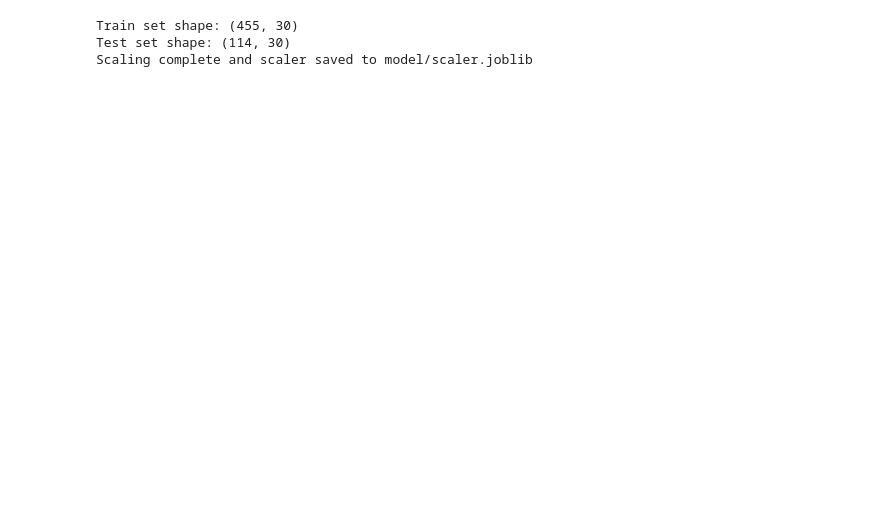
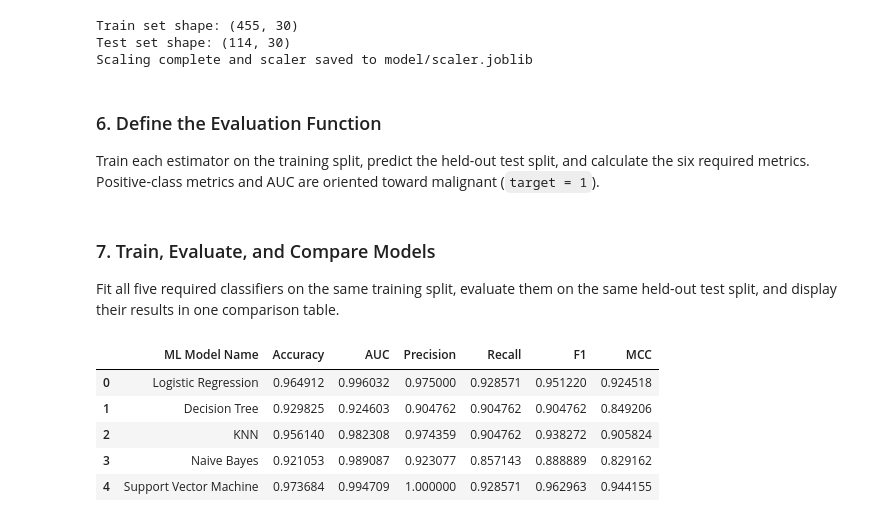
Before and after one commit to vsekar234/breast-cancer-model-comparison, a Jupyter notebook: breast_cancer_models_evaluation.ipynb, the cells around one changed output. Drawn from its saved outputs; the diff is of its cells as text; code cells hidden in the pictures; blank space fills up the shorter version.

Commit message:
add notebook section guides and clarifying comments and classification comparison table

```diff
--- a/breast_cancer_models_evaluation.ipynb
+++ b/breast_cancer_models_evaluation.ipynb
@@ -185,14 +207,18 @@ print('Scaling complete and scaler saved to model/scaler.joblib')
 Train set shape: (455, 30)
 Test set shape: (114, 30)
 Scaling complete and scaler saved to model/scaler.joblib
+# %% [markdown]
+### 6. Define the Evaluation Function
+
+Train each estimator on the training split, predict the held-out test split, and calculate the six required metrics. Positive-class metrics and AUC are oriented toward malignant (`target = 1`).
 # %%
 # Create a reusable evaluation function
 def evaluate_model(model_name, model, X_train_scaled, y_train, X_test_scaled, y_test):
     model.fit(X_train_scaled, y_train)
     y_pred = model.predict(X_test_scaled)
 
-    # Use scores for class 1, which is malignant, when calculating AUC.
-    if hasattr(model, 'predict_proba'):
+    # Use probabilities when available; otherwise use decision scores for AUC.
+    if hasattr(model, 'predict_proba') and getattr(model, 'probability', True):
         y_prob = model.predict_proba(X_test_scaled)[:, 1]
     elif hasattr(model, 'decision_function'):
         y_prob = model.decision_function(X_test_scaled)
@@ -210,3 +236,45 @@ def evaluate_model(model_name, model, X_train_scaled, y_train, X_test_scaled, y_
         'MCC': matthews_corrcoef(y_test, y_pred),
     }
     return metrics, model
+# %% [markdown]
+### 7. Train, Evaluate, and Compare Models
+
+Fit all five required classifiers on the same training split, evaluate them on the same held-out test split, and display their results in one comparison table.
+# %%
+# Train and evaluate all five required classification models
+models = {
+    'Logistic Regression': LogisticRegression(max_iter=1000, random_state=42),
+    'Decision Tree': DecisionTreeClassifier(random_state=42),
+    'KNN': KNeighborsClassifier(n_neighbors=5),
+    'Naive Bayes': GaussianNB(),
+    'Support Vector Machine': SVC(random_state=42),
+}
+
+results = []
+trained_models = {}
+
+for name, model in models.items():
+    metrics, trained_model = evaluate_model(
+        name,
+        model,
+        X_train_scaled,
+        y_train,
+        X_test_scaled,
+        y_test,
+    )
+    results.append(metrics)
+    trained_models[name] = trained_model
+
+# Display the required evaluation metrics in the requested model order
+comparison_df = pd.DataFrame(results).rename(columns={'Model': 'ML Model Name'})
+comparison_df = comparison_df[
+    ['ML Model Name', 'Accuracy', 'AUC', 'Precision', 'Recall', 'F1', 'MCC']
+]
+comparison_df
+# %% [output]
+|  | ML Model Name | Accuracy | AUC | Precision | Recall | F1 | MCC |
+| 0 | Logistic Regression | 0.964912 | 0.996032 | 0.975000 | 0.928571 | 0.951220 | 0.924518 |
+| 1 | Decision Tree | 0.929825 | 0.924603 | 0.904762 | 0.904762 | 0.904762 | 0.849206 |
+| 2 | KNN | 0.956140 | 0.982308 | 0.974359 | 0.904762 | 0.938272 | 0.905824 |
+| 3 | Naive Bayes | 0.921053 | 0.989087 | 0.923077 | 0.857143 | 0.888889 | 0.829162 |
+| 4 | Support Vector Machine | 0.973684 | 0.994709 | 1.000000 | 0.928571 | 0.962963 | 0.944155 |
```
Also changed, not shown: parts of 7 cells of this notebook.
